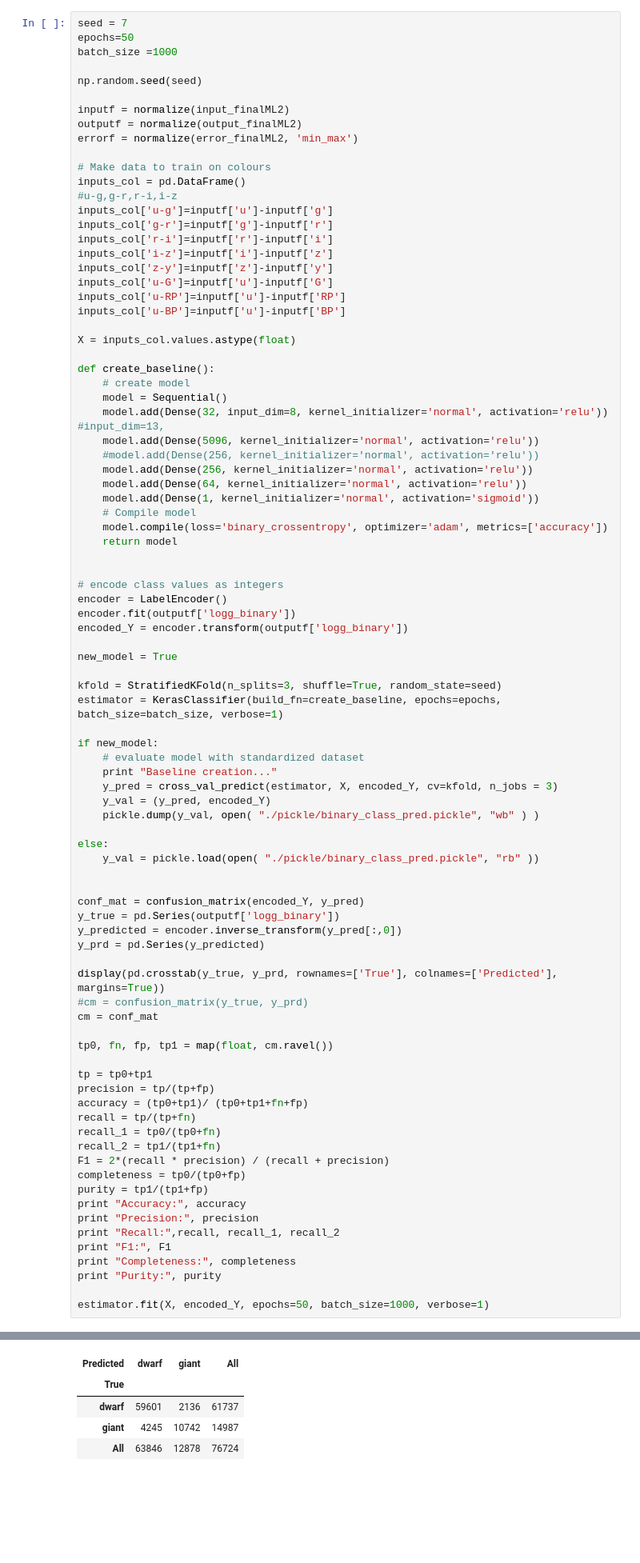
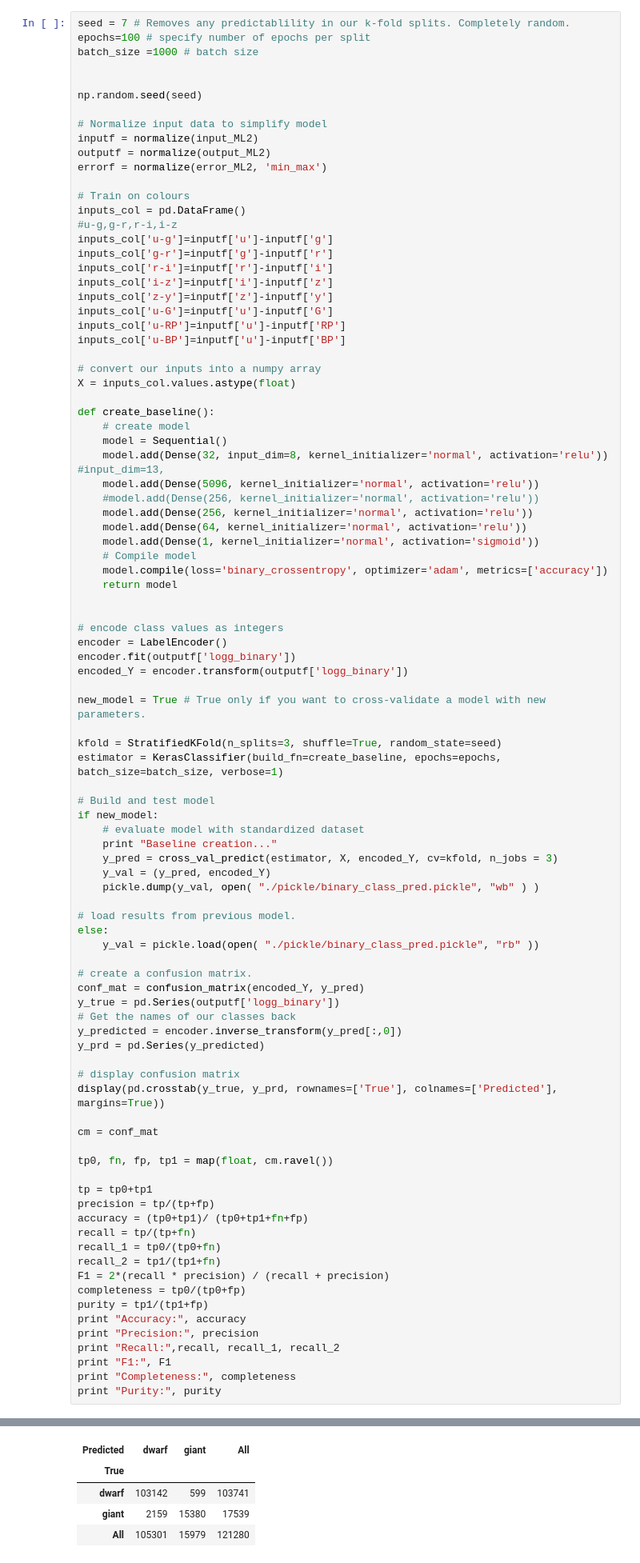
Before and after one commit to nannau/cfis_ml, a Jupyter notebook: classing_condensed.ipynb, the cells around one changed output, grey strips where cells are left out. Shown at 80% size. Drawn from its saved outputs; the diff is of its cells as text; blank space fills up the shorter version.

```diff
--- a/classing_condensed.ipynb
+++ b/classing_condensed.ipynb
@@ -62,15 +77,17 @@ Number of stars after machine learning cuts in u-i, and g-z: 76724
 # %%
-seed = 7
-epochs=50
-batch_size =1000
+seed = 7 # Removes any predictablility in our k-fold splits. Completely random.
+epochs=100 # specify number of epochs per split
+batch_size =1000 # batch size
+
 
 np.random.seed(seed)
 
-inputf = normalize(input_finalML2)
-outputf = normalize(output_finalML2)
-errorf = normalize(error_finalML2, 'min_max')
+# Normalize input data to simplify model
+inputf = normalize(input_ML2)
+outputf = normalize(output_ML2)
+errorf = normalize(error_ML2, 'min_max')
 
-# Make data to train on colours
+# Train on colours
 inputs_col = pd.DataFrame()
 #u-g,g-r,r-i,i-z
 inputs_col['u-g']=inputf['u']-inputf['g']
@@ -82,6 +99,7 @@ inputs_col['u-G']=inputf['u']-inputf['G']
 inputs_col['u-RP']=inputf['u']-inputf['RP']
 inputs_col['u-BP']=inputf['u']-inputf['BP']
 
+# convert our inputs into a numpy array
 X = inputs_col.values.astype(float)
 
 def create_baseline():
@@ -103,11 +121,12 @@ encoder = LabelEncoder()
 encoder.fit(outputf['logg_binary'])
 encoded_Y = encoder.transform(outputf['logg_binary'])
 
-new_model = True
+new_model = True # True only if you want to cross-validate a model with new parameters.
 
 kfold = StratifiedKFold(n_splits=3, shuffle=True, random_state=seed)
 estimator = KerasClassifier(build_fn=create_baseline, epochs=epochs, batch_size=batch_size, verbose=1)
 
+# Build and test model
 if new_model:
     # evaluate model with standardized dataset
     print "Baseline creation..."
@@ -115,17 +134,20 @@ if new_model:
     y_val = (y_pred, encoded_Y)
     pickle.dump(y_val, open( "./pickle/binary_class_pred.pickle", "wb" ) )
 
+# load results from previous model.
 else:
     y_val = pickle.load(open( "./pickle/binary_class_pred.pickle", "rb" ))
 
-
+# create a confusion matrix.
 conf_mat = confusion_matrix(encoded_Y, y_pred)
 y_true = pd.Series(outputf['logg_binary'])
+# Get the names of our classes back
 y_predicted = encoder.inverse_transform(y_pred[:,0])
 y_prd = pd.Series(y_predicted)
 
+# display confusion matrix
 display(pd.crosstab(y_true, y_prd, rownames=['True'], colnames=['Predicted'], margins=True))
-#cm = confusion_matrix(y_true, y_prd)
+
 cm = conf_mat
 
 tp0, fn, fp, tp1 = map(float, cm.ravel())
@@ -145,7 +167,5 @@ print "Recall:",recall, recall_1, recall_2
 print "F1:", F1
 print "Completeness:", completeness
 print "Purity:", purity
-
-estimator.fit(X, encoded_Y, epochs=50, batch_size=1000, verbose=1)
 # %% [output]
 Baseline creation...
@@ -168,5 +188,5 @@ Epoch 3/50
 | Predicted | dwarf | giant | All |
 | True |  |  |  |
-| dwarf | 59601 | 2136 | 61737 |
-| giant | 4245 | 10742 | 14987 |
-| All | 63846 | 12878 | 76724 |
+| dwarf | 103142 | 599 | 103741 |
+| giant | 2159 | 15380 | 17539 |
+| All | 105301 | 15979 | 121280 |
```
Also changed, not shown: parts of 20 cells of this notebook, 2 other files.
